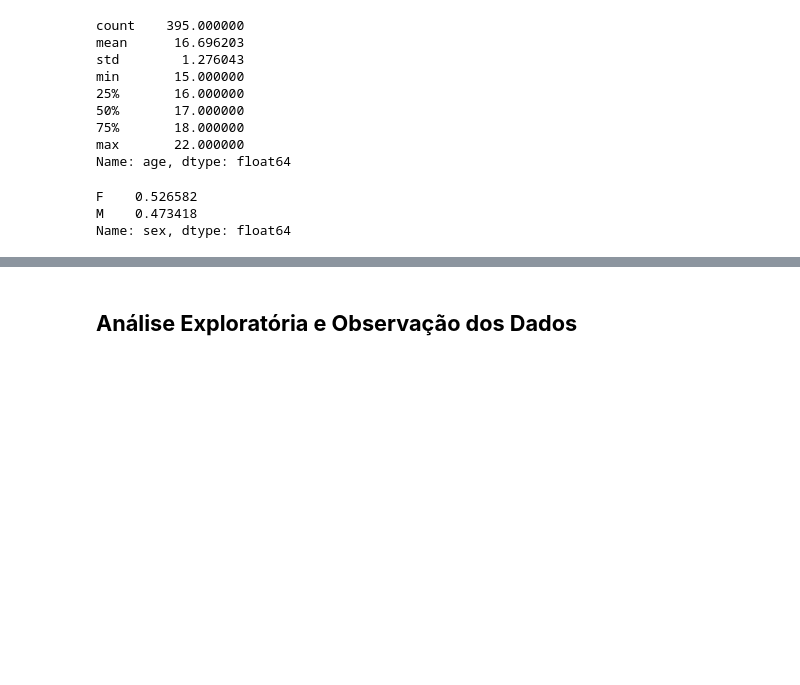
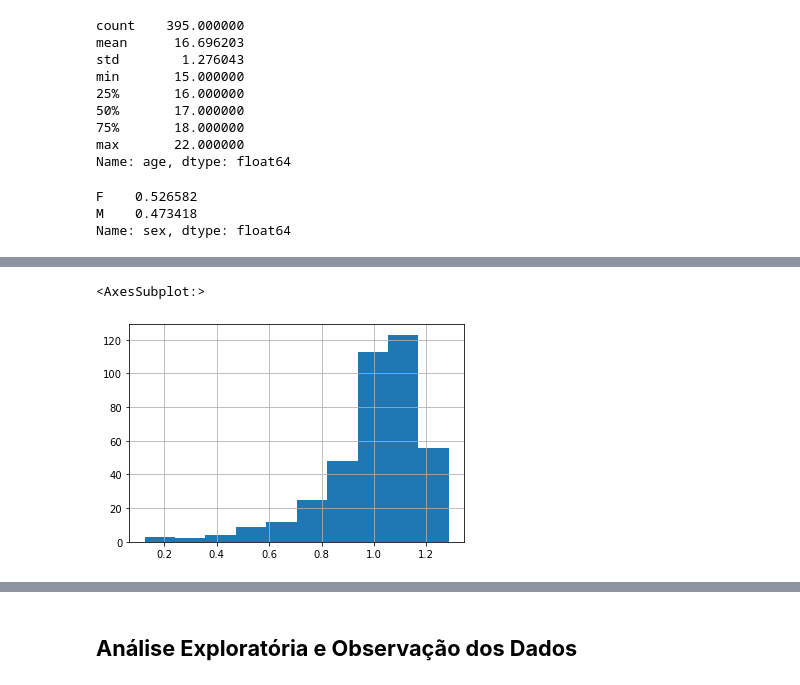
Before and after one commit to danielmacedodc/Analise-de-Dados_CIn, a Jupyter notebook: Projeto - Análise de Dados - Daniel Macedo.ipynb, the cells around one changed output, grey strips where cells are left out. Cells and saved outputs as stored; diff of their text form; code cells hidden in the pictures; blank space fills up the shorter version.

```diff
--- a/Projeto - Análise de Dados - Daniel Macedo.ipynb
+++ b/Projeto - Análise de Dados - Daniel Macedo.ipynb
@@ -316,0 +376,9 @@ plt.show()
+# %%
+# Suavização para médias por meio de log10
+mat_stud_log = pd.DataFrame()
+mat_stud_log['log_media'] = mat_stud['media'].apply(np.log10)
+# %%
+mat_stud_log['log_media'].hist()
+# %% [output]
+<AxesSubplot:>
+[figure, added]
```
Also changed, not shown: parts of 12 cells of this notebook.
